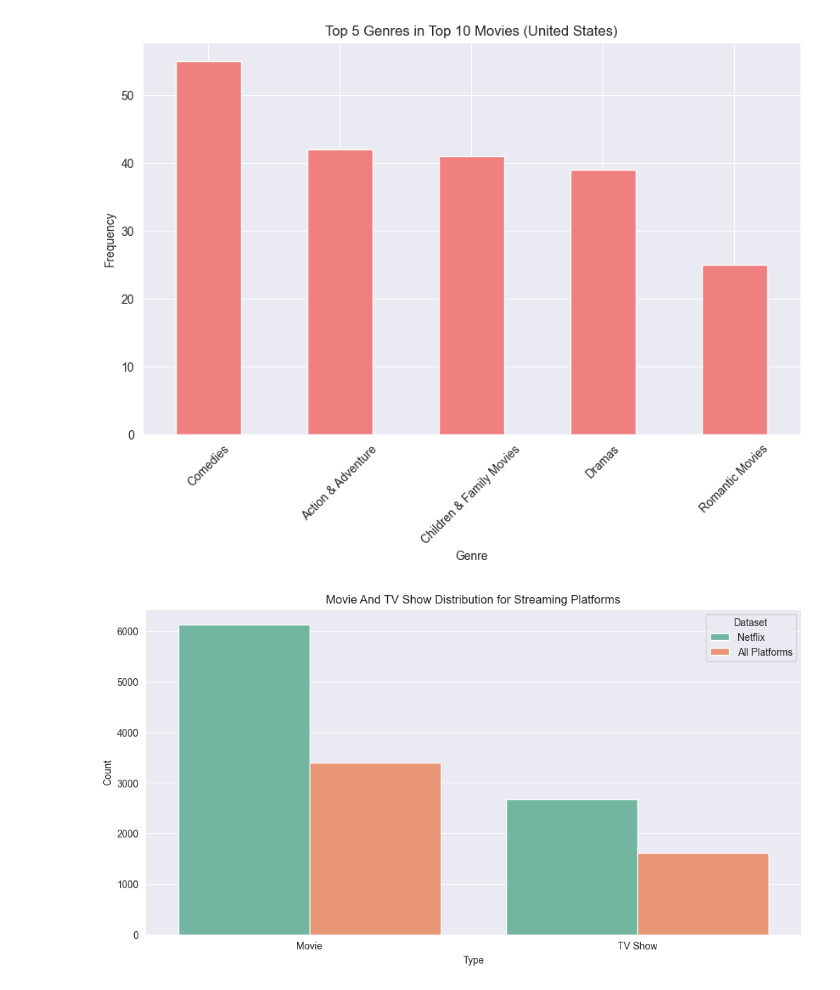
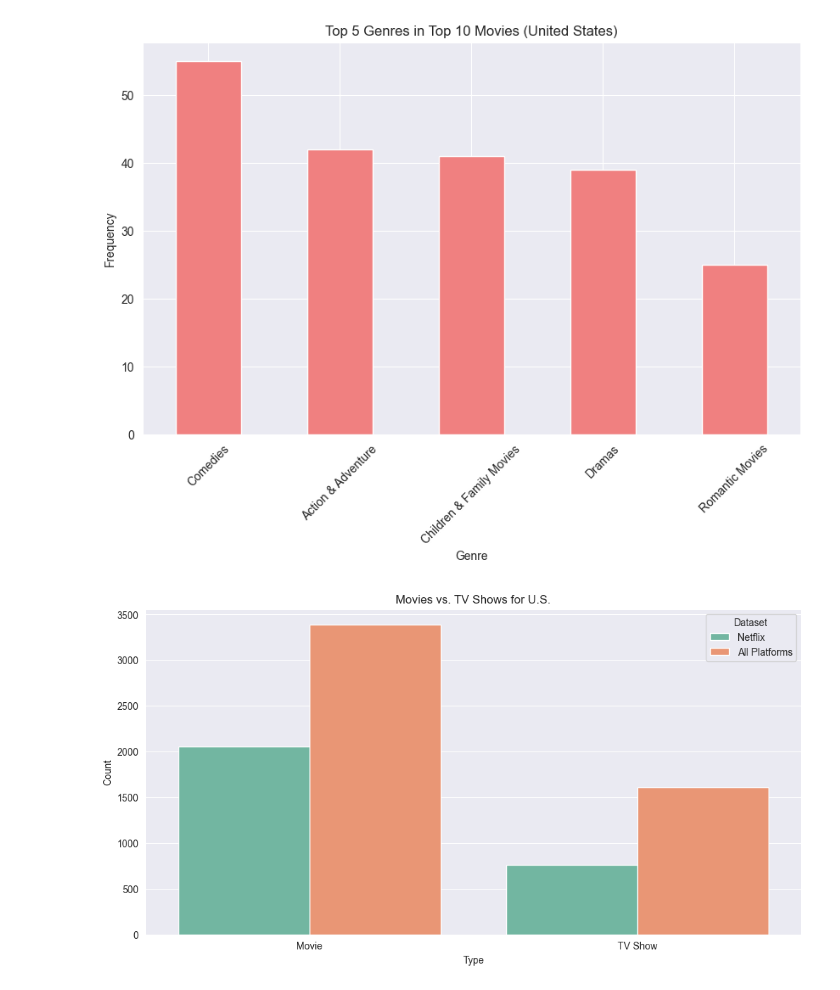
Before and after one commit to Arleee1/Zuckflix, a Jupyter notebook: MetaDataAnalysis.ipynb, the cells around one changed output. Cells and saved outputs as stored; diff of their text form; code cells hidden in the pictures.

```diff
--- a/MetaDataAnalysis.ipynb
+++ b/MetaDataAnalysis.ipynb
@@ -637,23 +637,23 @@ plot_top_genres(top10_shows_united, top10_movies_united, "United States")
 # %%
 netflix_shows_us = netflix_shows[netflix_shows["country"] == "United States"]
 netflix_movies_us = netflix_movies[netflix_movies["country"] == "United States"]
-
+netflix_us = df[df['country'] == 'United States']
 all_us = all_df[all_df["country"] == "United States"]
 
 # Set up the matplotlib figure
 plt.figure(figsize=(12, 6))
 
 # Combine the DataFrames for plotting
-combined_all_df = pd.concat([df.assign(dataset='Netflix'), all_us.assign(dataset='All Platforms')])
+combined_all_df = pd.concat([netflix_us.assign(dataset='Netflix'), all_us.assign(dataset='All Platforms')])
 
 # Plot the combined DataFrame
 ax = sns.countplot(x="type", hue="dataset", data=combined_all_df, palette="Set2")
-ax.set_title('Movie And TV Show Distribution for Streaming Platforms')
+ax.set_title('Movies vs. TV Shows for U.S.')
 ax.legend(title='Dataset')
 ax.set_xlabel("Type")
 ax.set_ylabel("Count")
 
 # Show the combined plot
 plt.show()
 # %% [output]
-[figure, old version]
+[figure, new version]
```
